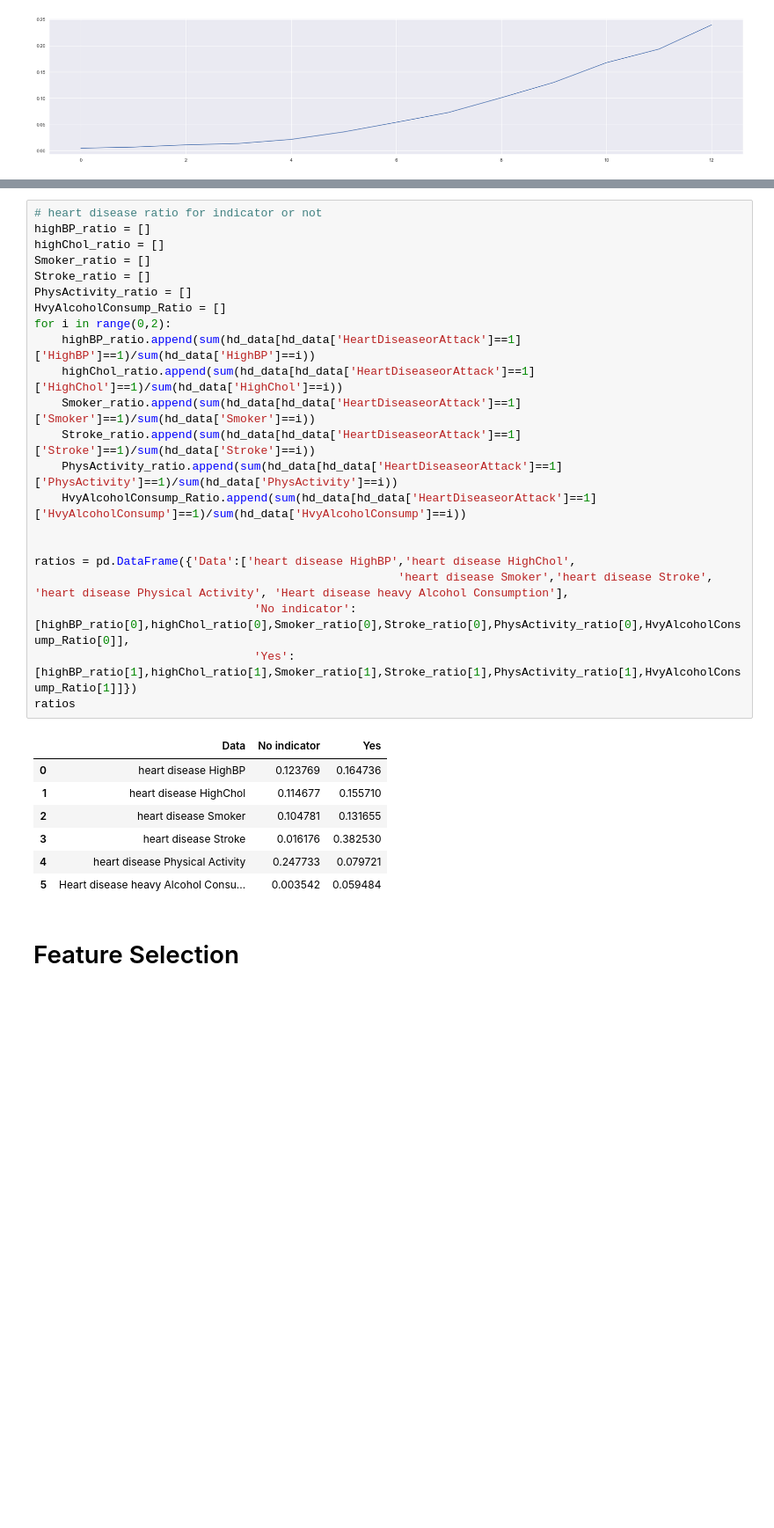
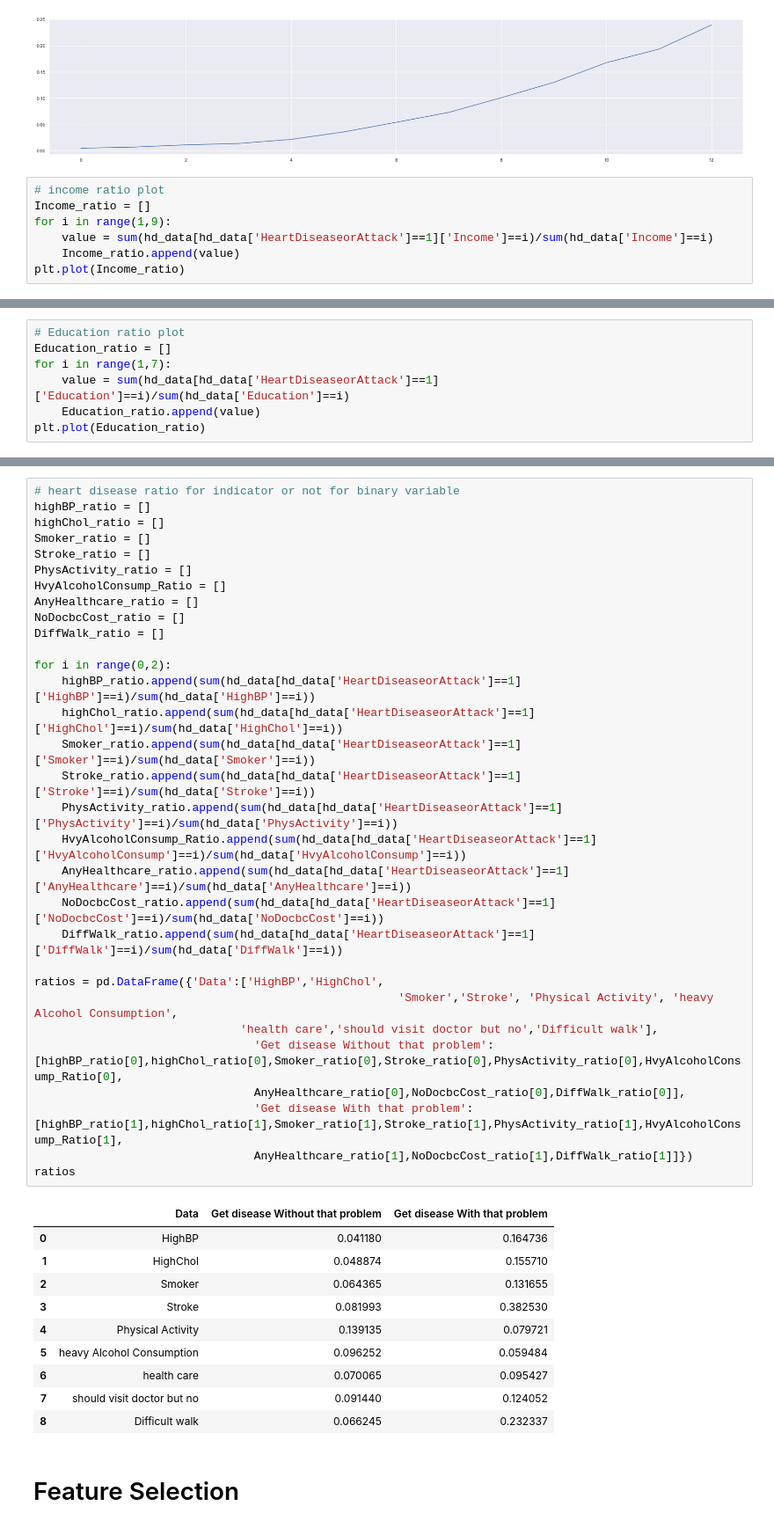
Before and after one commit to LouiseLi7/STA160-group-project, a Jupyter notebook: Midterm Project - STA 160 (Feature Selection Version).ipynb, the cells around one changed output, grey strips where cells are left out. Shown at 88% size. Cells and saved outputs as stored; diff of their text form; blank space fills up the shorter version.

```diff
--- a/Midterm Project - STA 160 (Feature Selection Version).ipynb
+++ b/Midterm Project - STA 160 (Feature Selection Version).ipynb
@@ -115,3 +115,10 @@ plt.plot(age_ratio)
 # %% [output]
 [<matplotlib.lines.Line2D at 0x...>]
 [figure]
+# %%
+# income ratio plot
+Income_ratio = []
+for i in range(1,9):
+    value = sum(hd_data[hd_data['HeartDiseaseorAttack']==1]['Income']==i)/sum(hd_data['Income']==i)
+    Income_ratio.append(value)
+plt.plot(Income_ratio)
@@ -117,0 +128,7 @@ plt.plot(age_ratio)
+# %%
+# Education ratio plot
+Education_ratio = []
+for i in range(1,7):
+    value = sum(hd_data[hd_data['HeartDiseaseorAttack']==1]['Education']==i)/sum(hd_data['Education']==i)
+    Education_ratio.append(value)
+plt.plot(Education_ratio)
@@ -118,33 +142,45 @@ plt.plot(age_ratio)
 # %%
-# heart disease ratio for indicator or not
+# heart disease ratio for indicator or not for binary variable
 highBP_ratio = []
 highChol_ratio = []
 Smoker_ratio = []
 Stroke_ratio = []
 PhysActivity_ratio = []
 HvyAlcoholConsump_Ratio = []
+AnyHealthcare_ratio = []
+NoDocbcCost_ratio = []
+DiffWalk_ratio = []
+
 for i in range(0,2):
-    highBP_ratio.append(sum(hd_data[hd_data['HeartDiseaseorAttack']==1]['HighBP']==1)/sum(hd_data['HighBP']==i))
-    highChol_ratio.append(sum(hd_data[hd_data['HeartDiseaseorAttack']==1]['HighChol']==1)/sum(hd_data['HighChol']==i))
-    Smoker_ratio.append(sum(hd_data[hd_data['HeartDiseaseorAttack']==1]['Smoker']==1)/sum(hd_data['Smoker']==i))
-    Stroke_ratio.append(sum(hd_data[hd_data['HeartDiseaseorAttack']==1]['Stroke']==1)/sum(hd_data['Stroke']==i))
-    PhysActivity_ratio.append(sum(hd_data[hd_data['HeartDiseaseorAttack']==1]['PhysActivity']==1)/sum(hd_data['PhysActivity']==i))
-    HvyAlcoholConsump_Ratio.append(sum(hd_data[hd_data['HeartDiseaseorAttack']==1]['HvyAlcoholConsump']==1)/sum(hd_data['HvyAlcoholConsump']==i))
+    highBP_ratio.append(sum(hd_data[hd_data['HeartDiseaseorAttack']==1]['HighBP']==i)/sum(hd_data['HighBP']==i))
+    highChol_ratio.append(sum(hd_data[hd_data['HeartDiseaseorAttack']==1]['HighChol']==i)/sum(hd_data['HighChol']==i))
+    Smoker_ratio.append(sum(hd_data[hd_data['HeartDiseaseorAttack']==1]['Smoker']==i)/sum(hd_data['Smoker']==i))
+    Stroke_ratio.append(sum(hd_data[hd_data['HeartDiseaseorAttack']==1]['Stroke']==i)/sum(hd_data['Stroke']==i))
+    PhysActivity_ratio.append(sum(hd_data[hd_data['HeartDiseaseorAttack']==1]['PhysActivity']==i)/sum(hd_data['PhysActivity']==i))
+    HvyAlcoholConsump_Ratio.append(sum(hd_data[hd_data['HeartDiseaseorAttack']==1]['HvyAlcoholConsump']==i)/sum(hd_data['HvyAlcoholConsump']==i))
+    AnyHealthcare_ratio.append(sum(hd_data[hd_data['HeartDiseaseorAttack']==1]['AnyHealthcare']==i)/sum(hd_data['AnyHealthcare']==i))
+    NoDocbcCost_ratio.append(sum(hd_data[hd_data['HeartDiseaseorAttack']==1]['NoDocbcCost']==i)/sum(hd_data['NoDocbcCost']==i))
+    DiffWalk_ratio.append(sum(hd_data[hd_data['HeartDiseaseorAttack']==1]['DiffWalk']==i)/sum(hd_data['DiffWalk']==i))
 
-
-ratios = pd.DataFrame({'Data':['heart disease HighBP','heart disease HighChol',
-                                                     'heart disease Smoker','heart disease Stroke', 'heart disease Physical Activity', 'Heart disease heavy Alcohol Consumption'],
-                                'No indicator':[highBP_ratio[0],highChol_ratio[0],Smoker_ratio[0],Stroke_ratio[0],PhysActivity_ratio[0],HvyAlcoholConsump_Ratio[0]],
-                                'Yes':[highBP_ratio[1],highChol_ratio[1],Smoker_ratio[1],Stroke_ratio[1],PhysActivity_ratio[1],HvyAlcoholConsump_Ratio[1]]})
+ratios = pd.DataFrame({'Data':['HighBP','HighChol',
+                                                     'Smoker','Stroke', 'Physical Activity', 'heavy Alcohol Consumption',
+                              'health care','should visit doctor but no','Difficult walk'],
+                                'Get disease Without that problem':[highBP_ratio[0],highChol_ratio[0],Smoker_ratio[0],Stroke_ratio[0],PhysActivity_ratio[0],HvyAlcoholConsump_Ratio[0],
+                                AnyHealthcare_ratio[0],NoDocbcCost_ratio[0],DiffWalk_ratio[0]],
+                                'Get disease With that problem':[highBP_ratio[1],highChol_ratio[1],Smoker_ratio[1],Stroke_ratio[1],PhysActivity_ratio[1],HvyAlcoholConsump_Ratio[1],
+                                AnyHealthcare_ratio[1],NoDocbcCost_ratio[1],DiffWalk_ratio[1]]})
 ratios
 # %% [output]
-|  | Data | No indicator | Yes |
-| 0 | heart disease HighBP | 0.123769 | 0.164736 |
-| 1 | heart disease HighChol | 0.114677 | 0.155710 |
-| 2 | heart disease Smoker | 0.104781 | 0.131655 |
-| 3 | heart disease Stroke | 0.016176 | 0.382530 |
-| 4 | heart disease Physical Activity | 0.247733 | 0.079721 |
-| 5 | Heart disease heavy Alcohol Consu... | 0.003542 | 0.059484 |
+|  | Data | Get disease Without that problem | Get disease With that problem |
+| 0 | HighBP | 0.041180 | 0.164736 |
+| 1 | HighChol | 0.048874 | 0.155710 |
+| 2 | Smoker | 0.064365 | 0.131655 |
+| 3 | Stroke | 0.081993 | 0.382530 |
+| 4 | Physical Activity | 0.139135 | 0.079721 |
+| 5 | heavy Alcohol Consumption | 0.096252 | 0.059484 |
+| 6 | health care | 0.070065 | 0.095427 |
+| 7 | should visit doctor but no | 0.091440 | 0.124052 |
+| 8 | Difficult walk | 0.066245 | 0.232337 |
 # %% [markdown]
 # Feature Selection
 # %% [markdown]
```
Also changed, not shown: parts of 16 cells of this notebook.
